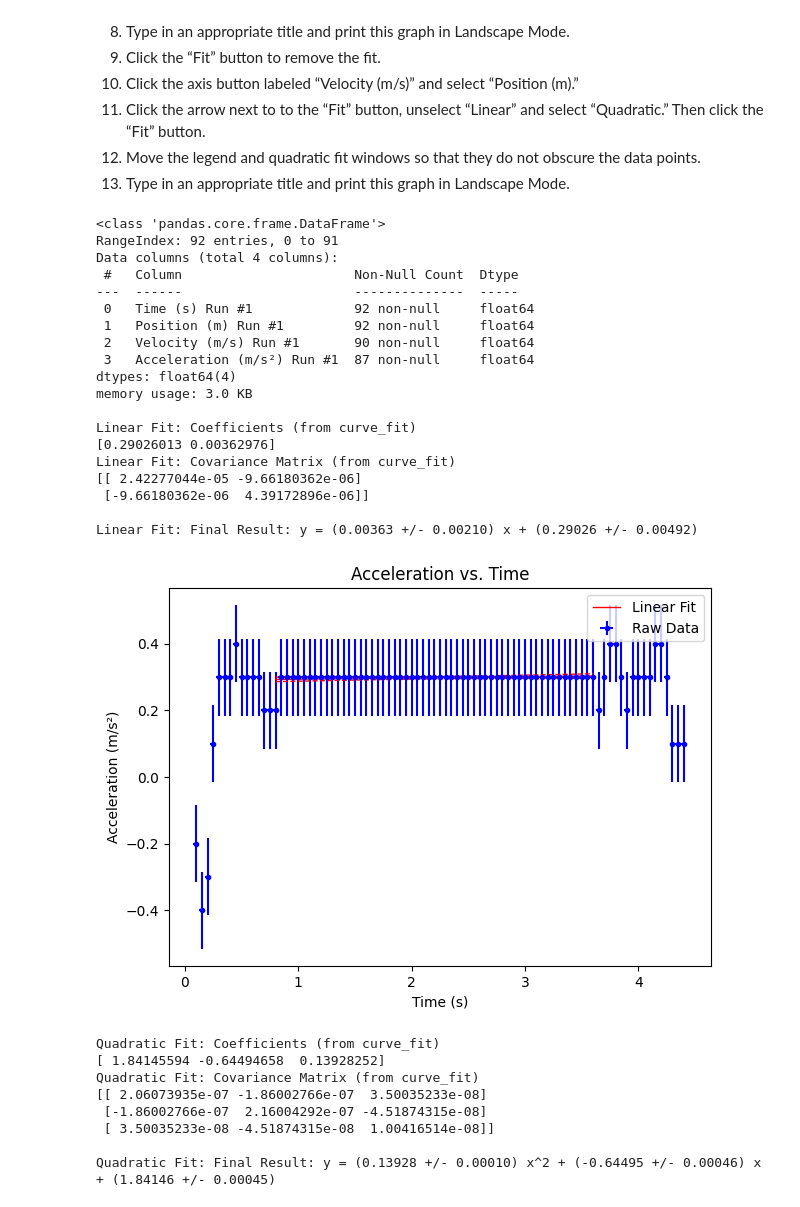
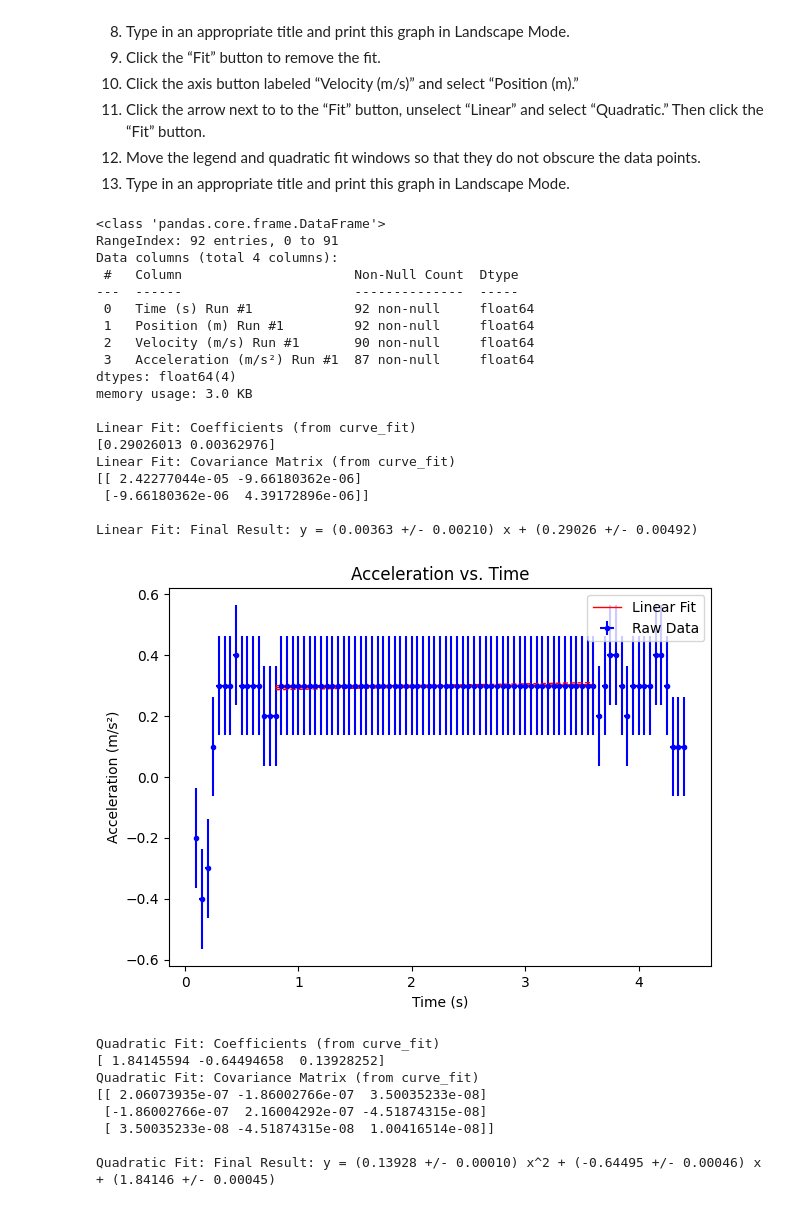
Before and after one commit to nmack21/PhysicsLabs, a Jupyter notebook: PHYS201/Lab2.ipynb, the cells around one changed output. Drawn from its saved outputs; the diff is of its cells as text; code cells hidden in the pictures.

```diff
--- a/PHYS201/Lab2.ipynb
+++ b/PHYS201/Lab2.ipynb
@@ -251,8 +253,9 @@ import ipywidgets as widgets
 #### Enter Raw Data Here!!!!!!!!!!!!!
 
 Delta_x = 7.223E-5
+delta_Delta_x = np.sqrt(2)*Delta_x # From Equation 4
 
 ###########################################
-
-print("𝛿x =", Delta_x)
+print("Δx =", Delta_x)
+print("𝛿(Δx) =", delta_Delta_x)
 # %% [output]
@@ -264,10 +268,12 @@ What is the difference in time between two $successive$ data points? (You can ei
 
 #### Enter Raw Data Here!!!!!!!!!!!!!! ####
 
-Delta_t = 0.05/2.0
+Delta_t = 0.025
+delta_Delta_t = np.sqrt(2)*Delta_t # From Equation 5
 
 ###########################################
 
 print("Δt =", Delta_t)
+print("𝛿(Δt) =", delta_Delta_t)
 # %% [output]
 Δt = 0.025
@@ -460,7 +476,7 @@ df = pd.read_csv("./Lab2_Inclined_Airtrack.csv")
 df.info()
 df = df.dropna()
 
-Delta_a = Delta_x/(Delta_t**2)
+Delta_a = delta_Delta_x/(Delta_t**2)
 
 print("")
 
@@ -489,34 +505,34 @@ plt.title('Acceleration vs. Time')
 #intercept3, slope3 = linear_fit_plot(x_data,y_data,40.1,50.0)
 intercept1, slope1, dintercept1, dslope1 = linear_fit_plot_errors(xi,yi,
                                                                   0.8,3.6)
 # Adds the legend to the plot
 plt.legend()
 
 # Displays the plot
 plt.show()
 
 print("")
 # %% [output]
 <class 'pandas.core.frame.DataFrame'>
 RangeIndex: 92 entries, 0 to 91
 Data columns (total 4 columns):
  #   Column                      Non-Null Count  Dtype
 ---  ------                      --------------  -----
  0   Time (s) Run #1             92 non-null     float64
  1   Position (m) Run #1         92 non-null     float64
  2   Velocity (m/s) Run #1       90 non-null     float64
  3   Acceleration (m/s²) Run #1  87 non-null     float64
 dtypes: float64(4)
 memory usage: 3.0 KB
 
 Linear Fit: Coefficients (from curve_fit)
 [0.29026013 0.00362976]
 Linear Fit: Covariance Matrix (from curve_fit)
 [[ 2.42277044e-05 -9.66180362e-06]
  [-9.66180362e-06  4.39172896e-06]]
 
 Linear Fit: Final Result: y = (0.00363 +/- 0.00210) x + (0.29026 +/- 0.00492)
-[figure, old version]
+[figure, new version]
 # %%
 # Position vs. Time Graph (accelerated)
 
```
Also changed, not shown: parts of 20 cells of this notebook.
